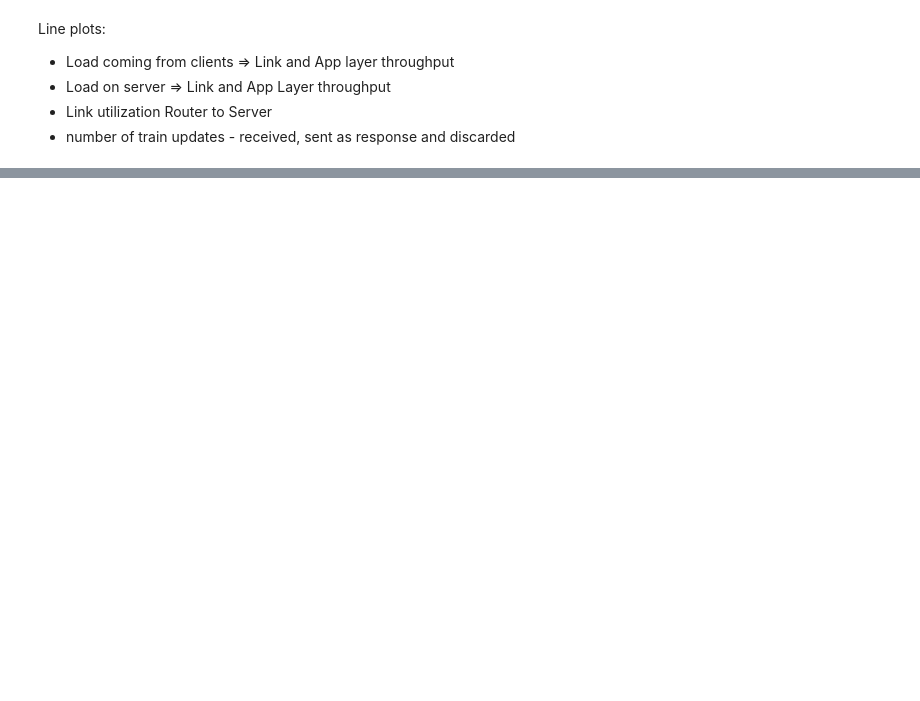
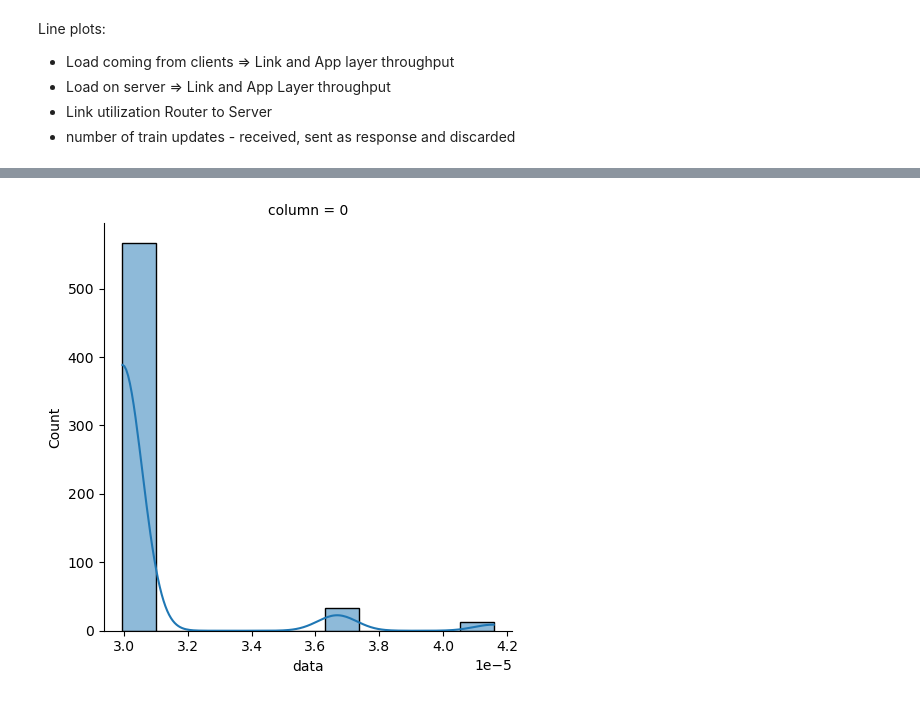
Before and after one commit to joaolucasmartins/NS2022, a Jupyter notebook: result_pipeline/notebook.ipynb, the cells around one changed output, grey strips where cells are left out. Saved outputs shown, nothing was run; the diff lists cells and outputs as text; code cells hidden in the pictures; blank space fills up the shorter version.

```diff
--- a/result_pipeline/notebook.ipynb
+++ b/result_pipeline/notebook.ipynb
@@ -234,0 +282,15 @@ for title, data in linePlots:
+# %%
+def drawDelayHist(data):
+    # Get merged data into np array
+    values = np.concatenate(data.vecvalue.to_numpy())
+
+    df = pd.DataFrame(values).melt(var_name='column', value_name='data')
+    sns.displot(data=df,
+        x="data",
+        col="column",
+        kde=True
+    )
+
+drawDelayHist(vec[clientResponseDelay(vec)])
+# %% [output]
+[figure, added]
```
Also changed, not shown: parts of 11 cells of this notebook.
